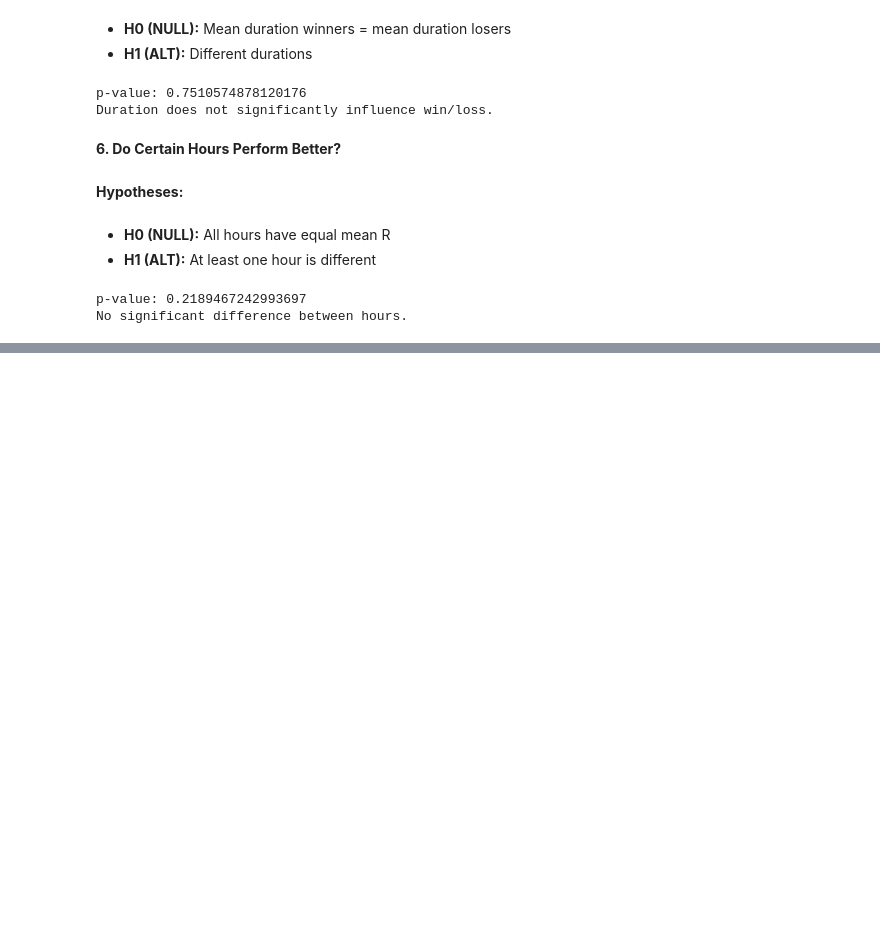
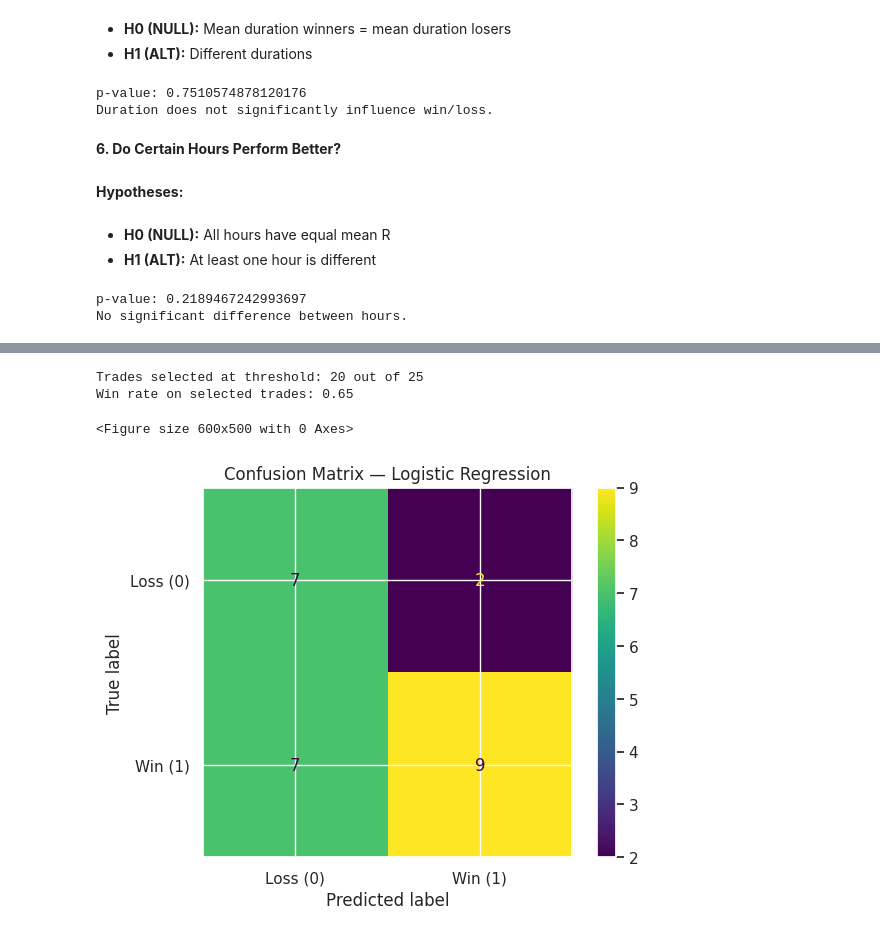
Before and after one commit to CodeAlamin2024/DataScience-Project, a Jupyter notebook: DSA210_CRT_PROJECT.ipynb, the cells around one changed output, grey strips where cells are left out. Saved outputs shown, nothing was run; the diff lists cells and outputs as text; code cells hidden in the pictures; blank space fills up the shorter version.

```diff
--- a/DSA210_CRT_PROJECT.ipynb
+++ b/DSA210_CRT_PROJECT.ipynb
@@ -422,0 +642,11 @@ No significant difference between hours.
+# %%
+# ----------------------------------------
+# Predictions on test (future) data
+# ----------------------------------------
+
+# Predicted class: 1 = win, 0 = loss
+y_pred = log_reg.predict(X_test_scaled)
+
+# Predicted probabilities for the "win" class
+# This is very important for trading applications
+y_pred_proba = log_reg.predict_proba(X_test_scaled)[:, 1]
@@ -422,0 +993,37 @@ No significant difference between hours.
+# %%
+# ------------------------------------------------
+# Trade Filtering using Probability Thresholds
+# ------------------------------------------------
+# Instead of taking every predicted trade,
+# we can choose to only take trades where the model confidence is high.
+# Example: only take trades where predicted win probability >= 0.60
+
+threshold = 0.60
+selected = rf_pred_proba >= threshold
+
+print("Trades selected at threshold:", selected.sum(), "out of", len(selected))
+print("Win rate on selected trades:", y_test[selected].mean())
+# %% [output]
+Trades selected at threshold: 20 out of 25
+Win rate on selected trades: 0.65
+# %%
+# ============================================================
+# Confusion Matrix (Logistic Regression)
+# ============================================================
+
+import matplotlib.pyplot as plt
+from sklearn.metrics import ConfusionMatrixDisplay, confusion_matrix
+
+# Compute confusion matrix
+cm_lr = confusion_matrix(y_test, y_pred)
+
+# Plot confusion matrix
+disp_lr = ConfusionMatrixDisplay(confusion_matrix=cm_lr, display_labels=["Loss (0)", "Win (1)"])
+
+plt.figure(figsize=(6, 5))
+disp_lr.plot(values_format="d")
+plt.title("Confusion Matrix — Logistic Regression")
+plt.show()
+# %% [output]
+<Figure size 600x500 with 0 Axes>
+[figure, added]
```
Also changed, not shown: parts of 40 cells of this notebook.
